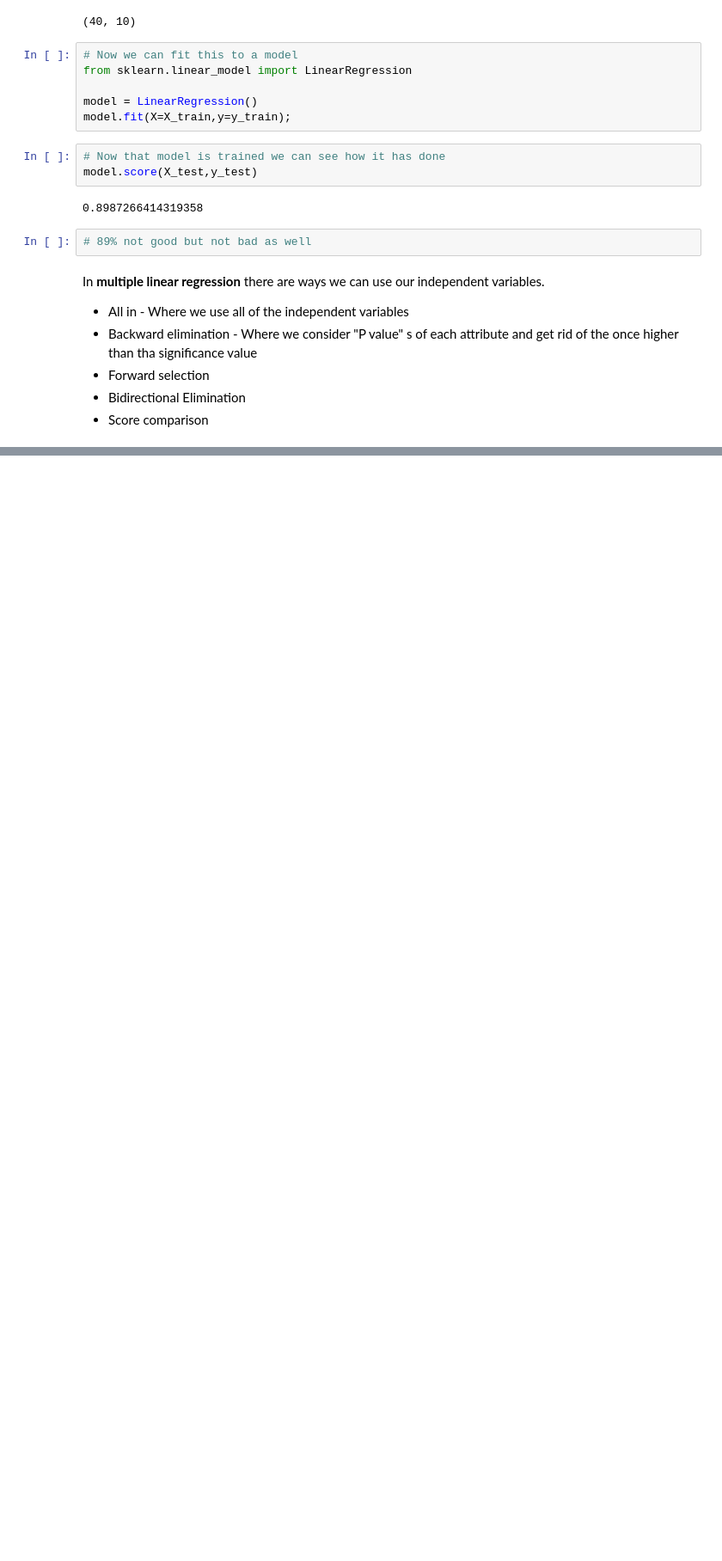
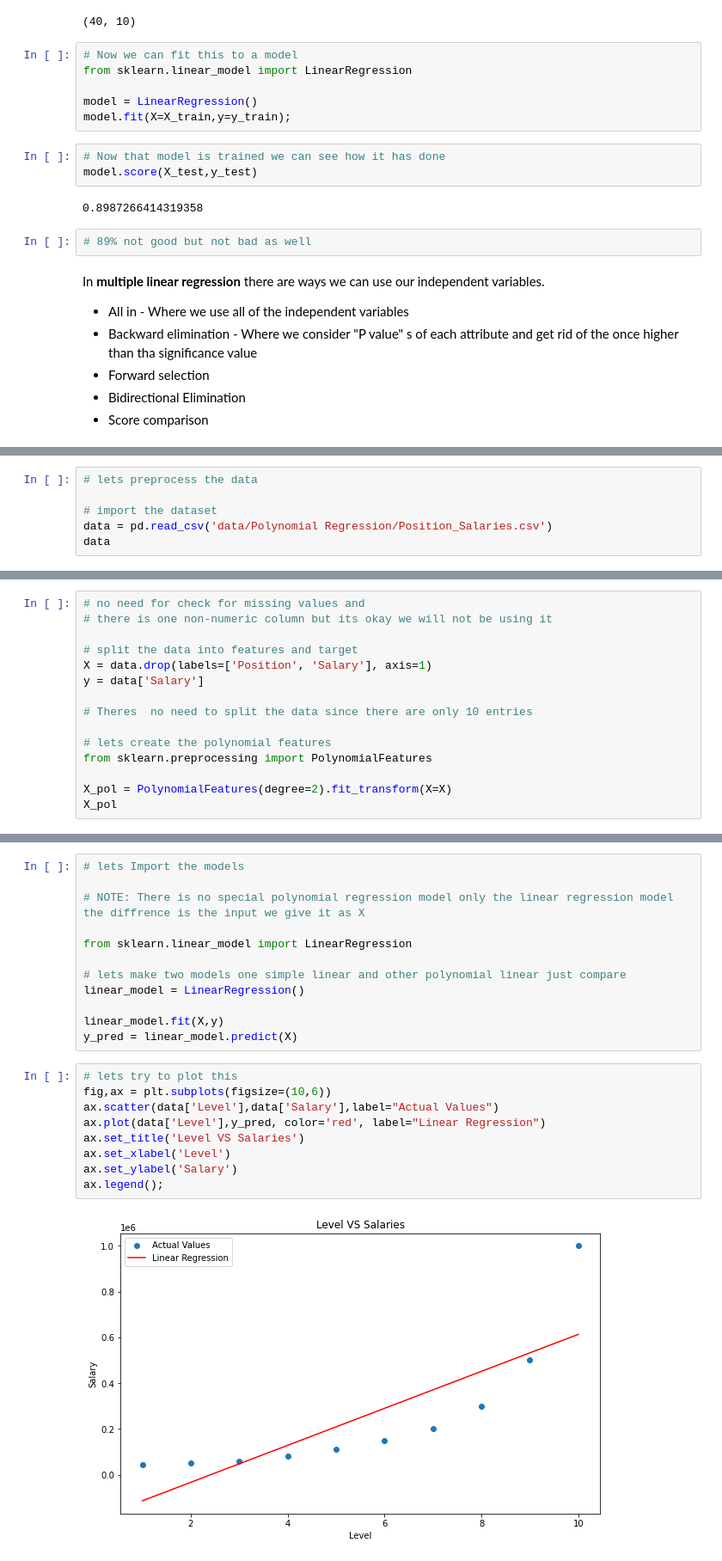
Before and after one commit to ShathishDileepa/Learn_Machine_Learning, a Jupyter notebook: Regression/Regression Algorithms.ipynb, the cells around one changed output, grey strips where cells are left out. Shown: that part at 86% size. Saved outputs shown, nothing was run; the diff lists cells and outputs as text; blank space fills up the shorter version.

Commit message:
Polynomial Linear Regression : Done

```diff
--- a/Regression/Regression Algorithms.ipynb
+++ b/Regression/Regression Algorithms.ipynb
@@ -326,0 +348,6 @@ In __multiple linear regression__ there are ways we can use our independent vari
+# %%
+# lets preprocess the data
+
+# import the dataset
+data = pd.read_csv('data/Polynomial Regression/Position_Salaries.csv')
+data
@@ -326,0 +379,15 @@ In __multiple linear regression__ there are ways we can use our independent vari
+# %%
+# no need for check for missing values and
+# there is one non-numeric column but its okay we will not be using it
+
+# split the data into features and target
+X = data.drop(labels=['Position', 'Salary'], axis=1)
+y = data['Salary']
+
+# Theres  no need to split the data since there are only 10 entries
+
+# lets create the polynomial features
+from sklearn.preprocessing import PolynomialFeatures
+
+X_pol = PolynomialFeatures(degree=2).fit_transform(X=X)
+X_pol
@@ -326,0 +405,23 @@ In __multiple linear regression__ there are ways we can use our independent vari
+# %%
+# lets Import the models
+
+# NOTE: There is no special polynomial regression model only the linear regression model the diffrence is the input we give it as X
+
+from sklearn.linear_model import LinearRegression
+
+# lets make two models one simple linear and other polynomial linear just compare
+linear_model = LinearRegression()
+
+linear_model.fit(X,y)
+y_pred = linear_model.predict(X)
+# %%
+# lets try to plot this
+fig,ax = plt.subplots(figsize=(10,6))
+ax.scatter(data['Level'],data['Salary'],label="Actual Values")
+ax.plot(data['Level'],y_pred, color='red', label="Linear Regression")
+ax.set_title('Level VS Salaries')
+ax.set_xlabel('Level')
+ax.set_ylabel('Salary')
+ax.legend();
+# %% [output]
+[figure, added]
```
Also changed, not shown: parts of 8 cells of this notebook.
